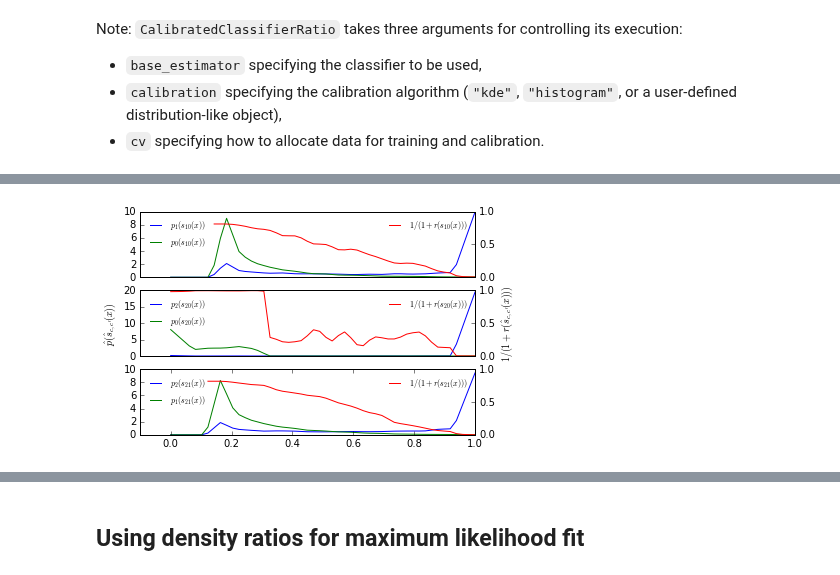
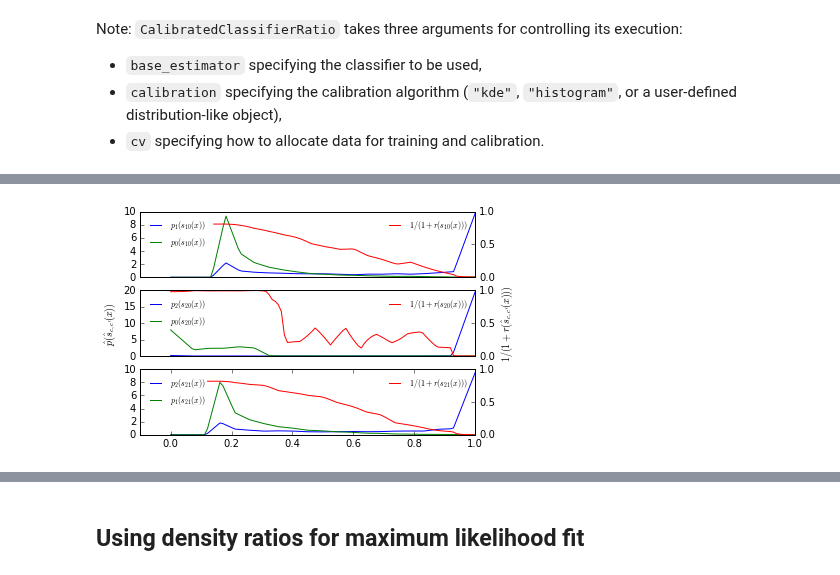
Before and after one commit to diana-hep/carl, a Jupyter notebook: examples/Approximating likelihood ratios with calibrated classifiers.ipynb, the cells around one changed output, grey strips where cells are left out. Saved outputs shown, nothing was run; the diff lists cells and outputs as text; code cells hidden in the pictures.

```diff
--- a/examples/Approximating likelihood ratios with calibrated classifiers.ipynb
+++ b/examples/Approximating likelihood ratios with calibrated classifiers.ipynb
@@ -121,39 +123,37 @@ for n, (j, i) in enumerate([(0, 1), (0, 2), (1, 2)]):
     try:
         c = cc_decomposed.ratios_[(j, i)].classifier_
     except:
         c = cc_decomposed.ratios_[(i, j)].classifier_
 
     ax1 = plt.subplot(3, 1, n+1)
 
     h0 = c.calibrators_[0][0]
     h1 = c.calibrators_[0][1]
     r = np.linspace(0, 1, 100)
-    r = np.linspace(-0, 1)
 
     ax1.plot(r, h0.pdf(r.reshape(-1, 1)), label=r"$p_{%d}(s_{%d%d}(x))$" % (i, i, j))
     ax1.plot(r, h1.pdf(r.reshape(-1, 1)), label=r"$p_{%d}(s_{%d%d}(x))$" % (j, i, j))
     ax1.legend(prop={"size": 8}, frameon=False, loc="upper left")
 
     ax2 = ax1.twinx()
     s = h1.pdf(r.reshape(-1, 1)) / (h0.pdf(r.reshape(-1, 1)) + h1.pdf(r.reshape(-1, 1)))
     ax2.plot(r, s, "r", label=r"$1 / (1 + r(s_{%d%d}(x)))$" % (i, j))
     ax2.set_yticks([0, 0.5, 1.0])
     ax2.legend(prop={"size": 8}, frameon=False, loc="upper right")
 
     if n == 1:
         ax1.set_ylabel(r"$\hat{p}(\hat{s}_{c,c'}(x))$")
         ax2.set_ylabel(r"$1 / (1 + r(\hat{s}_{c,c'}(x)))$")
 
     if n < 2:
         plt.xticks([])
-    else:
-        #ax1.set_xlabel(r"$s_{c,c'}(x)$")
-        pass
-    plt.xlim(-.1,1)
 
+    plt.xlim(-.1, 1)
+
+#plt.savefig("fig1b.pdf")
 plt.show()
 # %% [output]
-[figure, old version]
+[figure, new version]
 # %%
 g.set_value(bump_coefficient)
 X0 = p0.rvs(200000)
```
Also changed, not shown: parts of 10 cells of this notebook, 1 other file.
